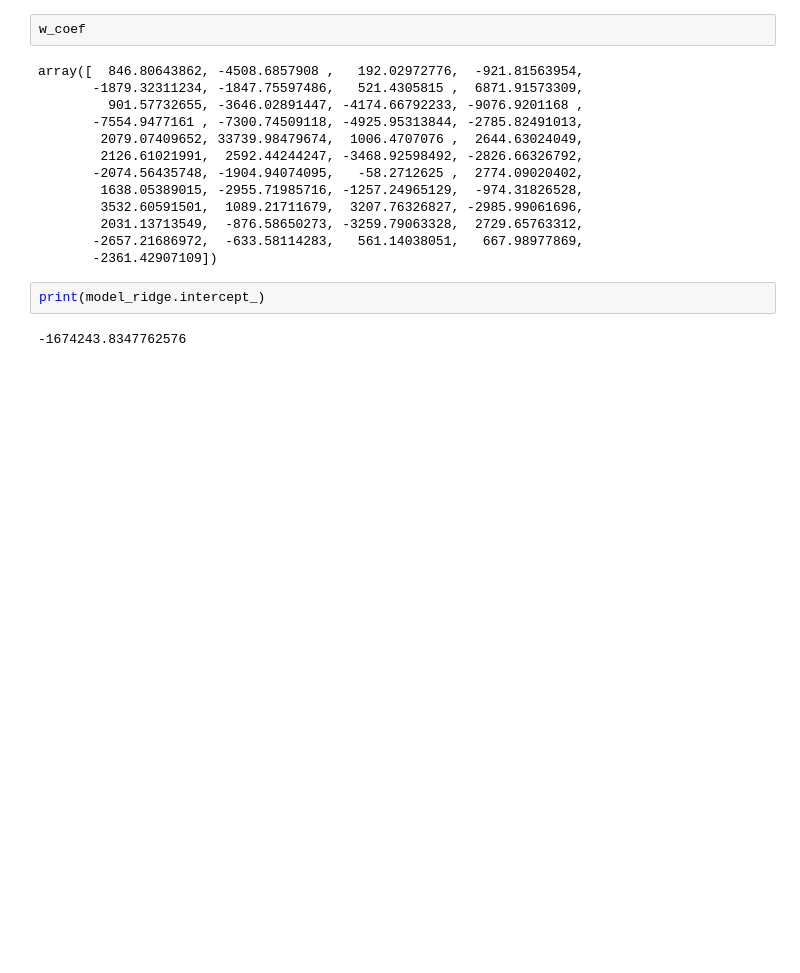
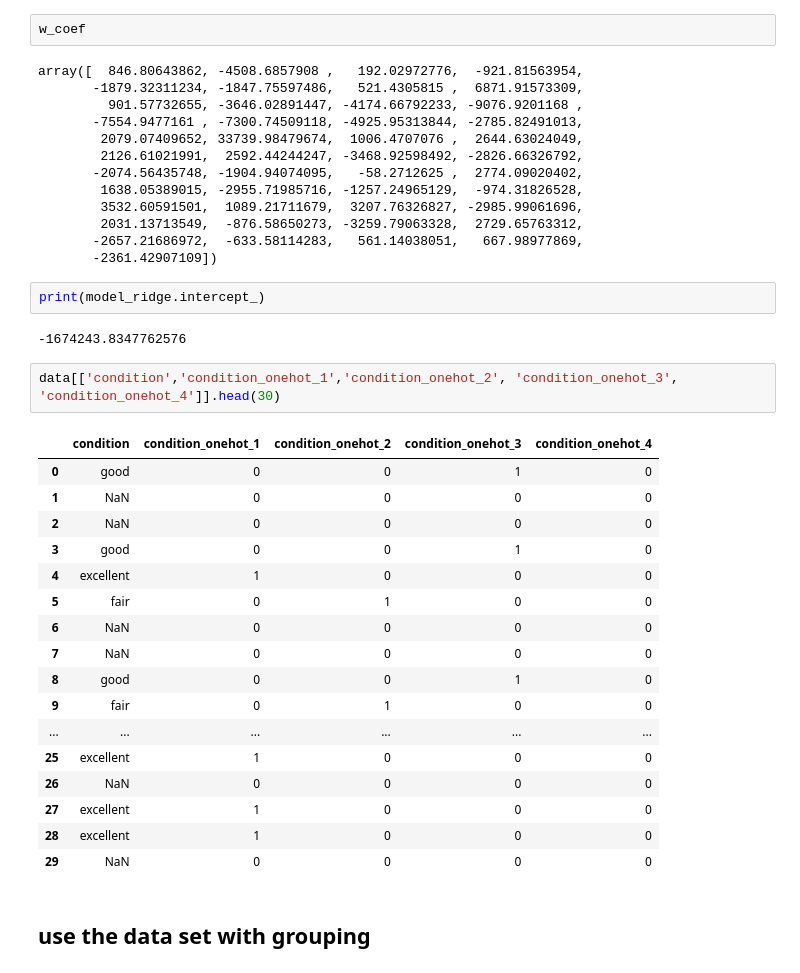
Before and after one commit to zxhuang96/used_car_pricing, a Jupyter notebook: Linear_model.ipynb, the cells around one changed output. Cells and saved outputs as stored; diff of their text form; blank space fills up the shorter version.

```diff
--- a/Linear_model.ipynb
+++ b/Linear_model.ipynb
@@ -189,3 +189,25 @@ array([  846.80643862, -4508.6857908 ,   192.02972776,  -921.81563954,
 print(model_ridge.intercept_)
 # %% [output]
 -1674243.8347762576
+# %%
+data[['condition','condition_onehot_1','condition_onehot_2', 'condition_onehot_3', 'condition_onehot_4']].head(30)
+# %% [output]
+|  | condition | condition_onehot_1 | condition_onehot_2 | condition_onehot_3 | condition_onehot_4 |
+| 0 | good | 0 | 0 | 1 | 0 |
+| 1 | NaN | 0 | 0 | 0 | 0 |
+| 2 | NaN | 0 | 0 | 0 | 0 |
+| 3 | good | 0 | 0 | 1 | 0 |
+| 4 | excellent | 1 | 0 | 0 | 0 |
+| 5 | fair | 0 | 1 | 0 | 0 |
+| 6 | NaN | 0 | 0 | 0 | 0 |
+| 7 | NaN | 0 | 0 | 0 | 0 |
+| 8 | good | 0 | 0 | 1 | 0 |
+| 9 | fair | 0 | 1 | 0 | 0 |
+| ... | ... | ... | ... | ... | ... |
+| 25 | excellent | 1 | 0 | 0 | 0 |
+| 26 | NaN | 0 | 0 | 0 | 0 |
+| 27 | excellent | 1 | 0 | 0 | 0 |
+| 28 | excellent | 1 | 0 | 0 | 0 |
+| 29 | NaN | 0 | 0 | 0 | 0 |
+# %% [markdown]
+## use the data set with grouping
```
Also changed, not shown: parts of 6 cells of this notebook.
